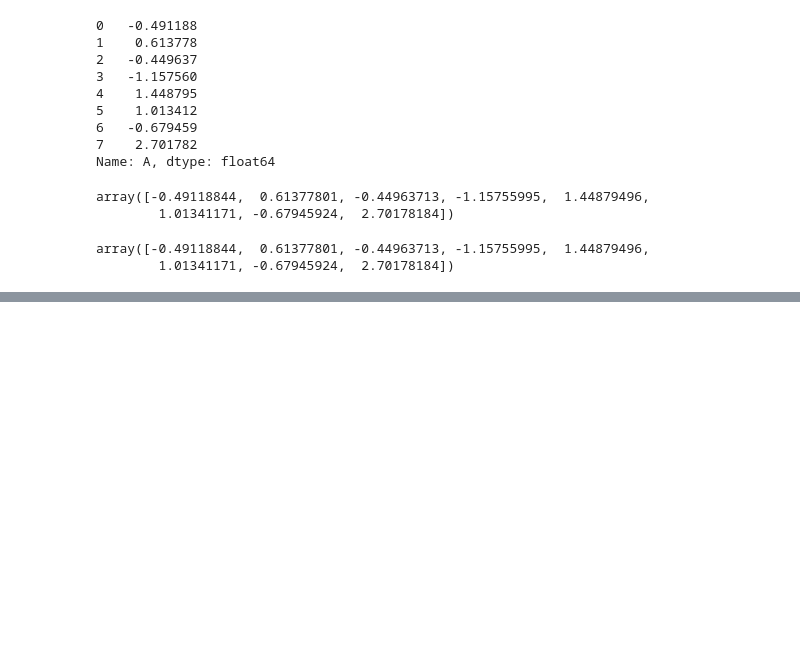
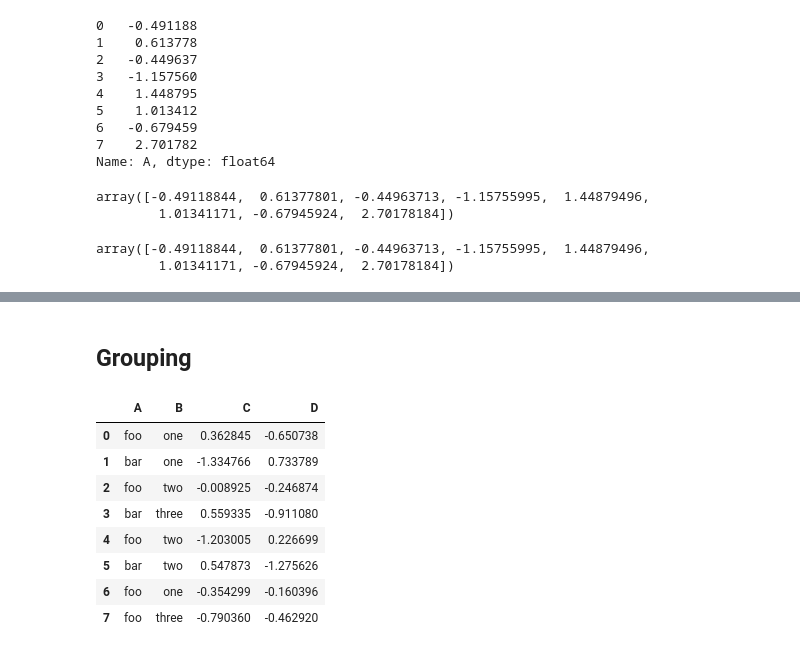
Before and after one commit to cdingding/exercises, a Jupyter notebook: 0Pandas_skills.ipynb, the cells around one changed output, grey strips where cells are left out. Cells and saved outputs as stored; diff of their text form; code cells hidden in the pictures; blank space fills up the shorter version.

```diff
--- a/0Pandas_skills.ipynb
+++ b/0Pandas_skills.ipynb
@@ -1357,0 +1369,19 @@ array([-0.49118844,  0.61377801, -0.44963713, -1.15755995,  1.44879496,
+# %% [markdown]
+## Grouping
+# %%
+df = pd.DataFrame({'A': ['foo','bar','foo','bar','foo', 'bar', 'foo', 'foo'],
+                  'B': ['one', 'one', 'two', 'three','two', 'two', 'one', 'three'],
+                  'C': np.random.randn(8),
+                  'D': np.random.randn(8)})
+# %%
+df
+# %% [output]
+|  | A | B | C | D |
+| 0 | foo | one | 0.362845 | -0.650738 |
+| 1 | bar | one | -1.334766 | 0.733789 |
+| 2 | foo | two | -0.008925 | -0.246874 |
+| 3 | bar | three | 0.559335 | -0.911080 |
+| 4 | foo | two | -1.203005 | 0.226699 |
+| 5 | bar | two | 0.547873 | -1.275626 |
+| 6 | foo | one | -0.354299 | -0.160396 |
+| 7 | foo | three | -0.790360 | -0.462920 |
```
Also changed, not shown: parts of 6 cells of this notebook.
